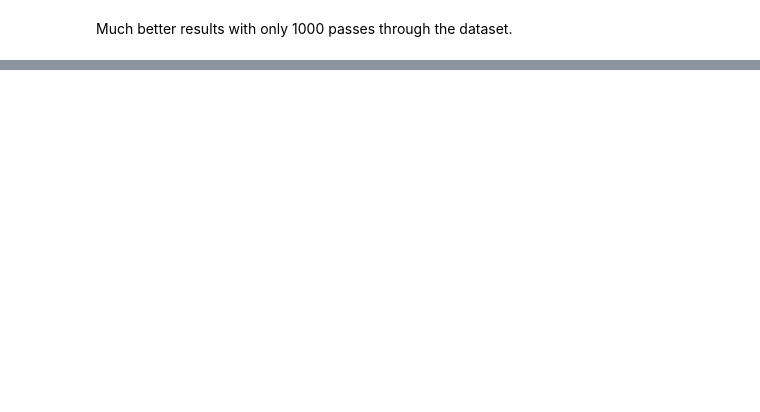
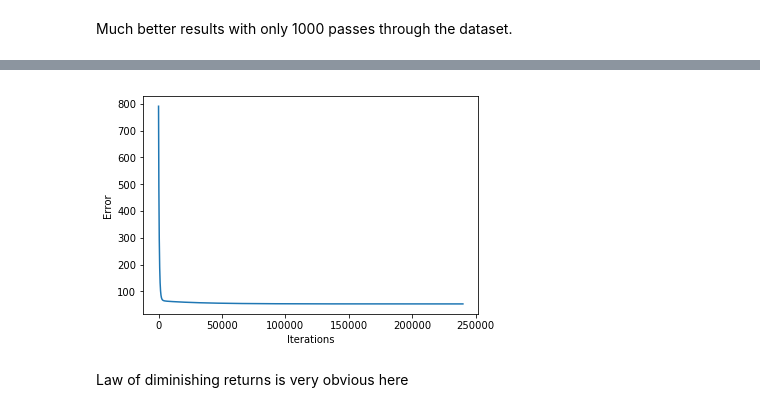
Before and after one commit to alrPhysics/practice_ml_algorithms, a Jupyter notebook: linear_regression.ipynb, the cells around one changed output, grey strips where cells are left out. Saved outputs shown, nothing was run; the diff lists cells and outputs as text; code cells hidden in the pictures; blank space fills up the shorter version.

```diff
--- a/linear_regression.ipynb
+++ b/linear_regression.ipynb
@@ -242,0 +243,6 @@ Much better results with only 1000 passes through the dataset.
+# %%
+t_gd,c_gd = gradient_descent(X, y, theta, 240000, 1.009)
+# %% [output]
+[figure, added]
+# %% [markdown]
+Law of diminishing returns is very obvious here
```
Also changed, not shown: parts of 7 cells of this notebook.
